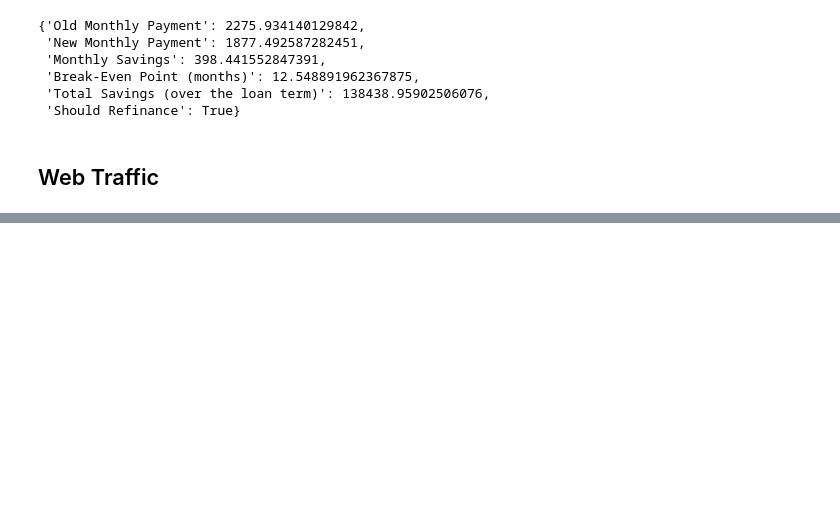
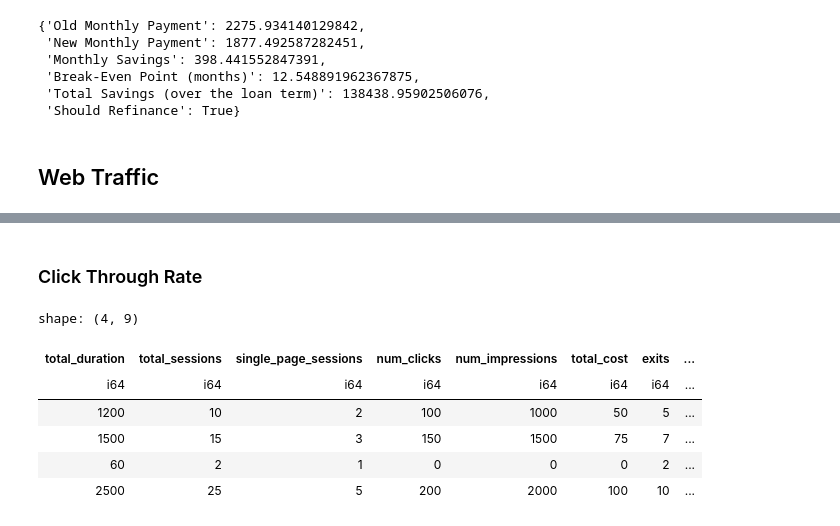
Before and after one commit to jrasband-dev/metric-forge, a Jupyter notebook: readme.ipynb, the cells around one changed output, grey strips where cells are left out. Cells and saved outputs as stored; diff of their text form; code cells hidden in the pictures; blank space fills up the shorter version.

```diff
--- a/readme.ipynb
+++ b/readme.ipynb
@@ -221,0 +424,12 @@ TypeError: WebTraffic_Polars.average_session_duration() takes 2 positional argum
+# %% [markdown]
+### Click Through Rate
+# %%
+data.with_columns(pl.col('*').forge_web_traffic.click_through_rate(num_clicks_col='num_clicks', num_impressions_col='num_impressions'))
+# %% [output]
+shape: (4, 9)
+| total_duration | total_sessions | single_page_sessions | num_clicks | num_impressions | total_cost | exits | ... |
+| i64 | i64 | i64 | i64 | i64 | i64 | i64 | ... |
+| 1200 | 10 | 2 | 100 | 1000 | 50 | 5 | ... |
+| 1500 | 15 | 3 | 150 | 1500 | 75 | 7 | ... |
+| 60 | 2 | 1 | 0 | 0 | 0 | 2 | ... |
+| 2500 | 25 | 5 | 200 | 2000 | 100 | 10 | ... |
```
Also changed, not shown: parts of 24 cells of this notebook, 1 other file.
